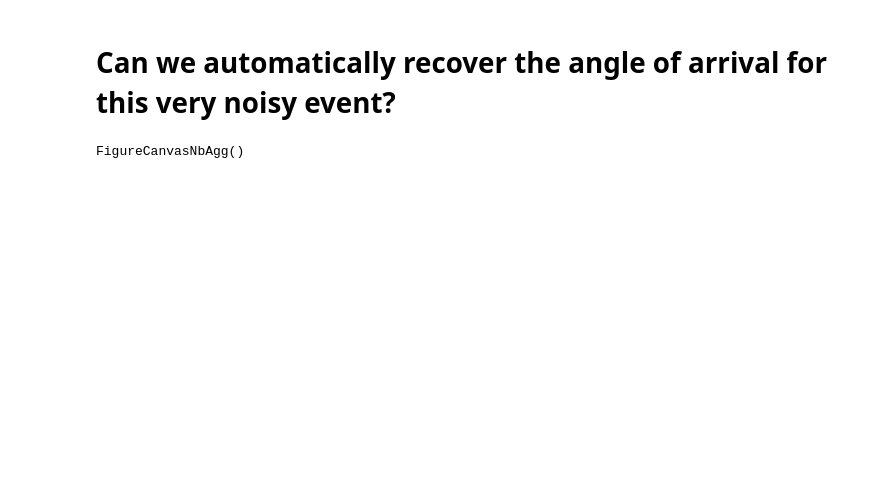
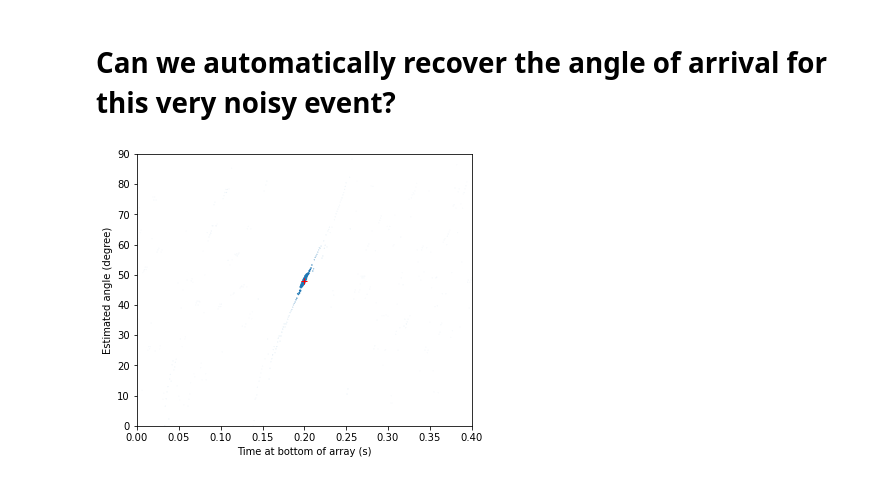
Before and after one commit to DAS-RCN/Vertical-DAS-Processing, a Jupyter notebook: Example - angle of arrival estimation.ipynb, the cells around one changed output. Cells and saved outputs as stored; diff of their text form; code cells hidden in the pictures; blank space fills up the shorter version.

Commit message:
Added embedded figures

```diff
--- a/Example - angle of arrival estimation.ipynb
+++ b/Example - angle of arrival estimation.ipynb
@@ -48,10 +48,10 @@ semb_win = 0.01
 # %%
 plt.figure(figsize=(6,5))
 plt.scatter(np.arange(0,nt)*dt,pos_angles[ang_inds],10000*coherence*coherence)
 plt.plot(200*dt,48.0,'+r')
 plt.axis([0,0.4,0,90])
-plt.xlabel('Time (s)')
+plt.xlabel('Time at bottom of array (s)')
 plt.ylabel('Estimated angle (degree)')
 plt.show()
 # %% [output]
-FigureCanvasNbAgg()
+[figure, added]
```
Also changed, not shown: parts of 2 cells of this notebook.
